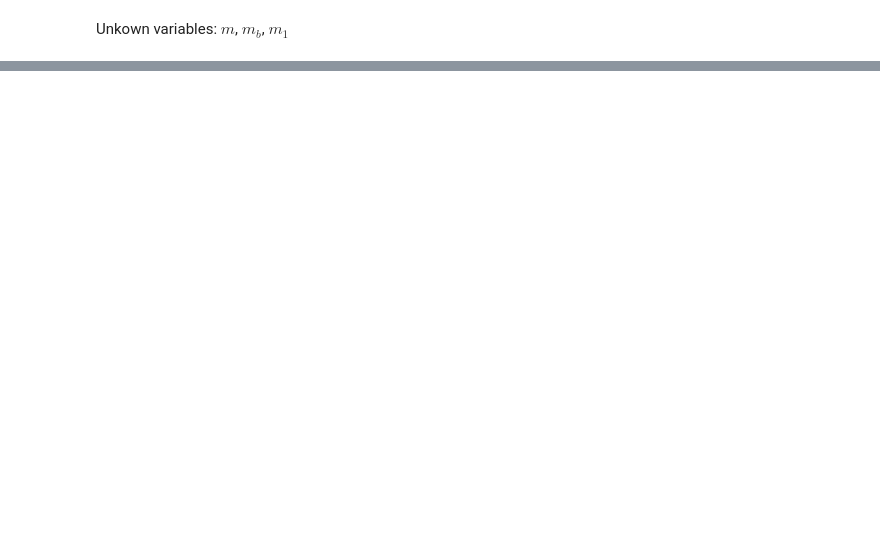
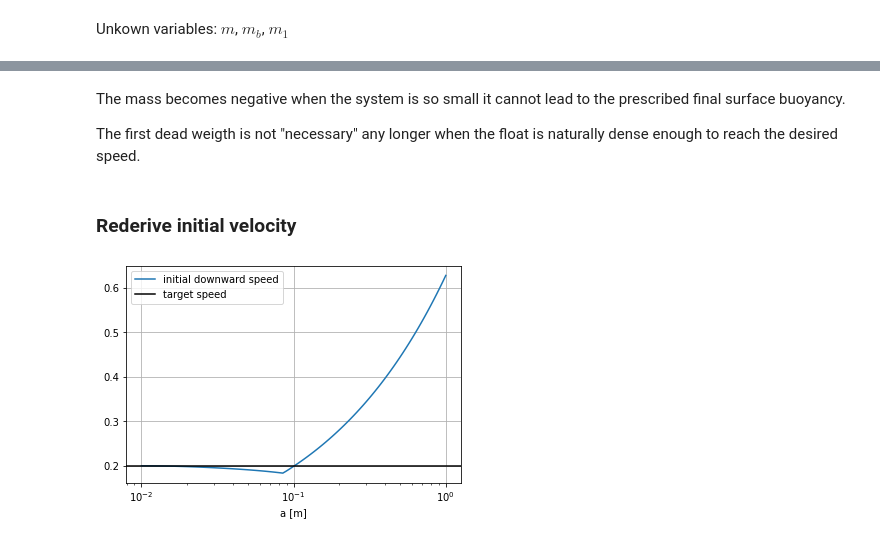
Before and after one commit to apatlpo/cognac, a Jupyter notebook: instrum/regulation_module.ipynb, the cells around one changed output, grey strips where cells are left out. Cells and saved outputs as stored; diff of their text form; code cells hidden in the pictures; blank space fills up the shorter version.

```diff
--- a/instrum/regulation_module.ipynb
+++ b/instrum/regulation_module.ipynb
@@ -123,0 +163,21 @@ m_guess =
+# %% [markdown]
+The mass becomes negative when the system is so small it cannot lead to the prescribed final surface buoyancy.
+
+The first dead weigth is not "necessary" any longer when the float is naturally dense enough to reach the desired speed.
+# %% [markdown]
+### Rederive initial velocity
+# %%
+_m = (ds.m + ds.m_0 + ds.m_1 + N_b * ds.m_b)
+_v = (V_f(0) + ds.v_0 + ds.v_1 + N_b*ds.v_b)
+_rho_f = _m/_v
+
+w2 = -2*ds.h/c1 * g*(rho_w(0)-_rho_f)/_rho_f
+
+fig, ax = plt.subplots(1,1)
+np.sqrt(w2).plot(label="initial downward speed")
+ax.axhline(v_down, color="k", label="target speed")
+ax.legend()
+ax.grid()
+ax.set_xscale("log")
+# %% [output]
+[figure, added]
```
Also changed, not shown: parts of 27 cells of this notebook.
